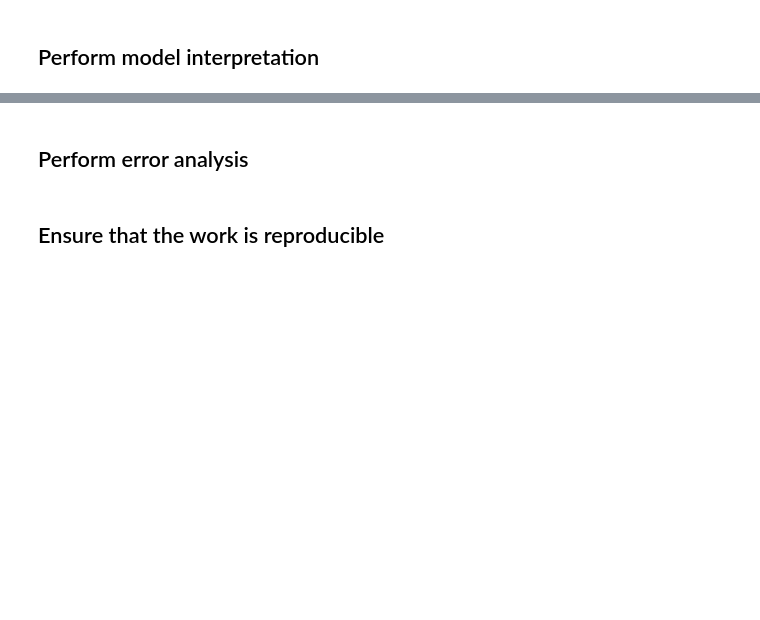
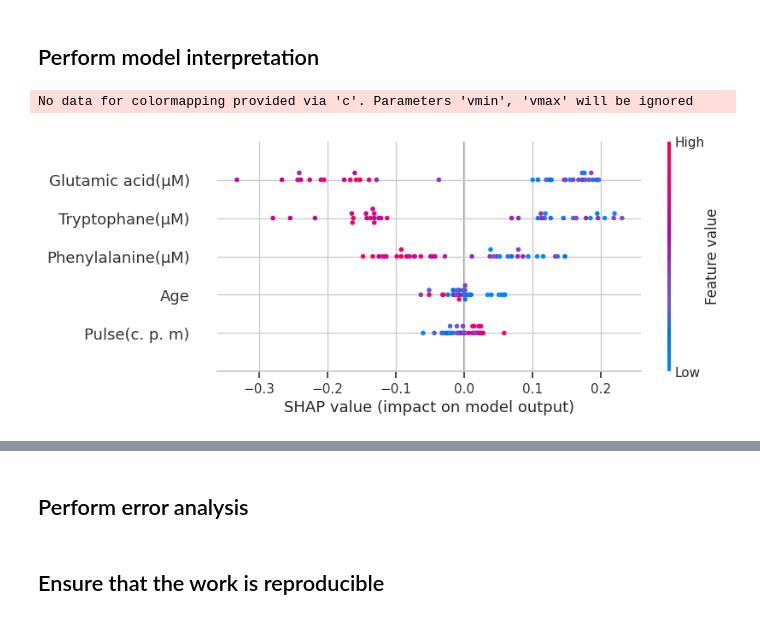
Before and after one commit to quantori/tutorial-on-ML-for-microbiomics, a Jupyter notebook: tutorial_dev.ipynb, the cells around one changed output, grey strips where cells are left out. Cells and saved outputs as stored; diff of their text form; code cells hidden in the pictures; blank space fills up the shorter version.

Commit message:
Add SHAP

```diff
--- a/tutorial_dev.ipynb
+++ b/tutorial_dev.ipynb
@@ -204,6 +208,7 @@ X_metadata_only = df_metadata[
         "Kynurenic acid (KYNA)(nmol/L)",
     ]
 ]
+metadata_continuous_cols = X_metadata_only.columns
 # %%
 # Now we'll one hot encode "Gender" -- a categorical feature
 # rows are samples, columns are features
@@ -334,0 +372,18 @@ for num, model_info in enumerate(best_models_info, 1):
+# %%
+X_test = X_test.astype(float)
+explainer = shap.Explainer(model.predict, X_test.to_numpy())
+shap_values = explainer(X_test)
+# %%
+# Replace the feature list
+selected_features = [
+    "Age",
+    "Pulse(c. p. m)",
+    "Tryptophane(μM)",
+    "Glutamic acid(μM)",
+    "Phenylalanine(μM)",
+]
+# %%
+shap.plots.beeswarm(shap_values[:, selected_features])
+# %% [output]
+No data for colormapping provided via 'c'. Parameters 'vmin', 'vmax' will be ignored
+[figure, added]
```
Also changed, not shown: parts of 10 cells of this notebook, 1 other file.
